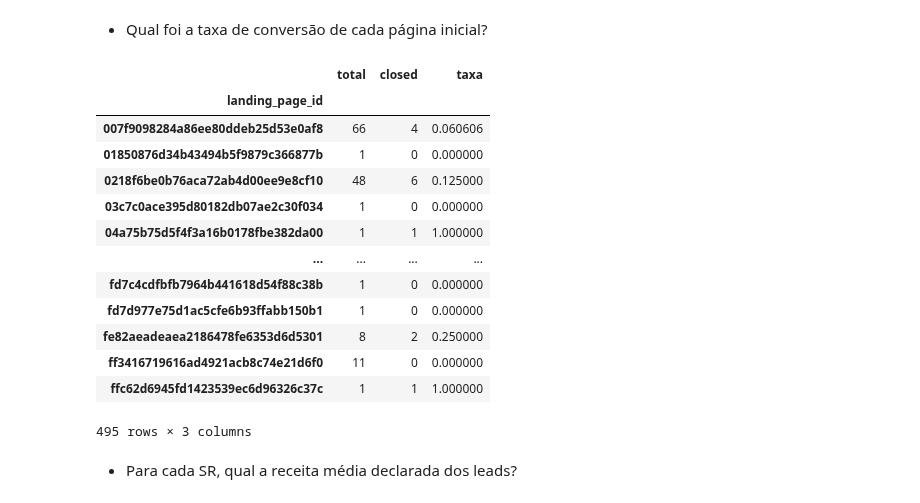
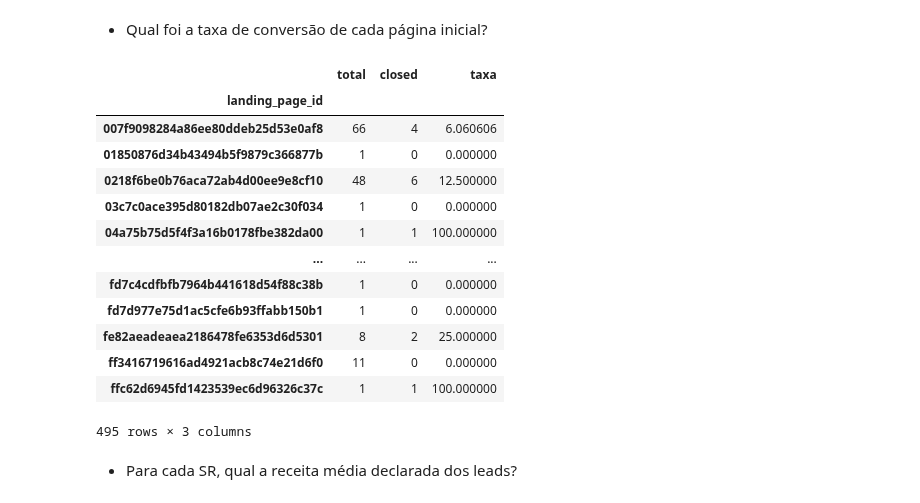
Before and after one commit to lucallegari/project01, a Jupyter notebook: dados01 - olist_mkt_funnel/solution.ipynb, the cells around one changed output. Cells and saved outputs as stored; diff of their text form; code cells hidden in the pictures.

```diff
--- a/dados01 - olist_mkt_funnel/solution.ipynb
+++ b/dados01 - olist_mkt_funnel/solution.ipynb
@@ -6,3 +5,3 @@ Processamento de dados:
 # %%
 # Tratando informações da tabela de todos os Leads
-df1 = pd.read_csv('olist_marketing_qualified_leads_dataset.csv', sep = ',')
+df_leads = pd.read_csv('olist_marketing_qualified_leads_dataset.csv', sep = ',')
@@ -9,3 +33,3 @@ df1 = pd.read_csv('olist_marketing_qualified_leads_dataset.csv', sep = ',')
 # %%
 # Tratando informações da tabela de acordos firmados
-df2 = pd.read_csv('olist_closed_deals_dataset.csv', sep = ',')
+df_closed_deals = pd.read_csv('olist_closed_deals_dataset.csv', sep = ',')
@@ -12,4 +67,4 @@ df2 = pd.read_csv('olist_closed_deals_dataset.csv', sep = ',')
 # %%
 # Criando a coluna 'is_closed' na tabela de acodos fechados/firmados
-df2['is_closed'] = True
+df_closed_deals['is_closed'] = True
 # %% [markdown]
@@ -17,3 +72,4 @@ df2['is_closed'] = True
 # %%
 # Criando a tabela com todas as informações disponíveis
-tabela_mqls = pd.merge(df1, df2, how='left', on='mql_id')
+tabela_mqls = pd.merge(df_leads, df_closed_deals, how='left', on='mql_id')
+tabela_mqls.head(2)
@@ -96,25 +164,30 @@ tabela_mqls.groupby('origin').agg({'is_closed':
 # %% [markdown]
 - Qual foi a taxa de conversão de cada página inicial?
 # %%
+# Calculando o total de leads por landing_page
 conv_landing_page = tabela_mqls.groupby('landing_page_id')['is_closed'].count().to_frame('total')
+
+# Calculando o total de acordos fechados por landing_page
 conv_landing_page['closed'] = tabela_mqls.groupby('landing_page_id')['is_closed'].sum()
-conv_landing_page['taxa'] = conv_landing_page['closed']/conv_landing_page['total']
+
+# Calculando a taxa de conversão para cada landing_page
+conv_landing_page['taxa'] = (conv_landing_page['closed']/conv_landing_page['total'])*100
 
 conv_landing_page
 # %% [output]
 |  | total | closed | taxa |
 | landing_page_id |  |  |  |
-| 007f9098284a86ee80ddeb25d53e0af8 | 66 | 4 | 0.060606 |
+| 007f9098284a86ee80ddeb25d53e0af8 | 66 | 4 | 6.060606 |
 | 01850876d34b43494b5f9879c366877b | 1 | 0 | 0.000000 |
-| 0218f6be0b76aca72ab4d00ee9e8cf10 | 48 | 6 | 0.125000 |
+| 0218f6be0b76aca72ab4d00ee9e8cf10 | 48 | 6 | 12.500000 |
 | 03c7c0ace395d80182db07ae2c30f034 | 1 | 0 | 0.000000 |
-| 04a75b75d5f4f3a16b0178fbe382da00 | 1 | 1 | 1.000000 |
+| 04a75b75d5f4f3a16b0178fbe382da00 | 1 | 1 | 100.000000 |
 | ... | ... | ... | ... |
 | fd7c4cdfbfb7964b441618d54f88c38b | 1 | 0 | 0.000000 |
 | fd7d977e75d1ac5cfe6b93ffabb150b1 | 1 | 0 | 0.000000 |
-| fe82aeadeaea2186478fe6353d6d5301 | 8 | 2 | 0.250000 |
+| fe82aeadeaea2186478fe6353d6d5301 | 8 | 2 | 25.000000 |
 | ff3416719616ad4921acb8c74e21d6f0 | 11 | 0 | 0.000000 |
-| ffc62d6945fd1423539ec6d96326c37c | 1 | 1 | 1.000000 |
+| ffc62d6945fd1423539ec6d96326c37c | 1 | 1 | 100.000000 |
 495 rows × 3 columns
 # %% [markdown]
 - Para cada SR, qual a receita média declarada dos leads?
```
Also changed, not shown: parts of 14 cells of this notebook.
